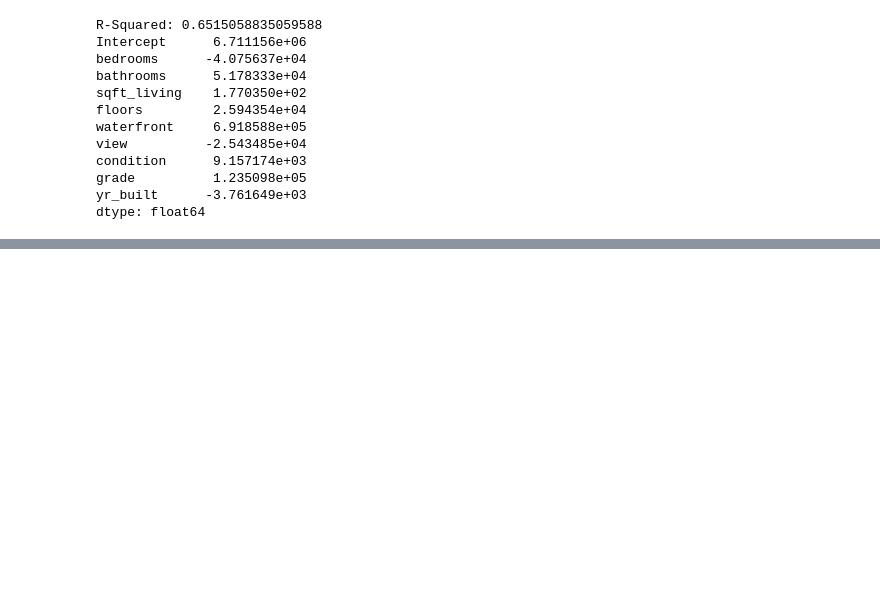
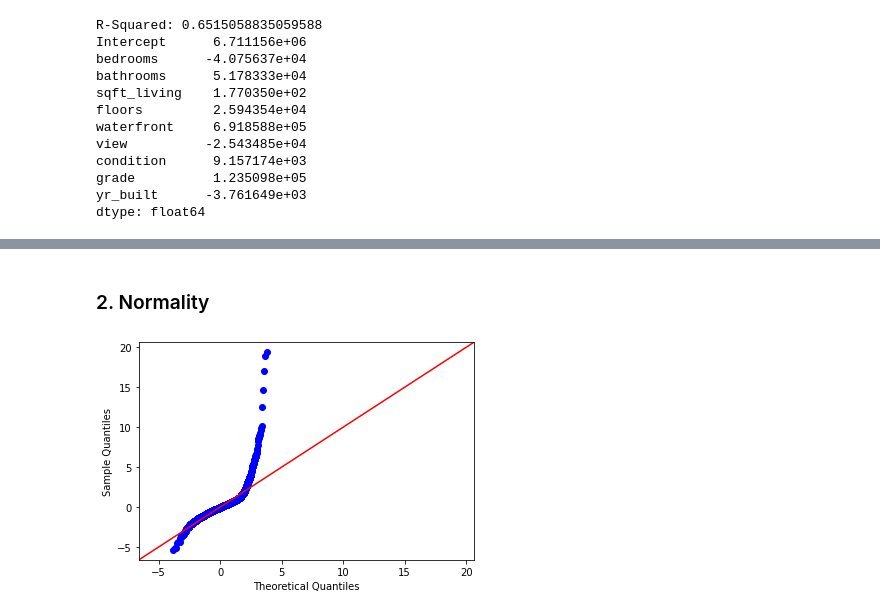
Before and after one commit to aharri123/dsc-phase-2-project-v2-3, a Jupyter notebook: student.ipynb, the cells around one changed output, grey strips where cells are left out. Saved outputs shown, nothing was run; the diff lists cells and outputs as text; code cells hidden in the pictures; blank space fills up the shorter version.

```diff
--- a/student.ipynb
+++ b/student.ipynb
@@ -500,0 +519,8 @@ dtype: float64
+# %% [markdown]
+### 2. Normality
+# %%
+import scipy.stats as stats
+residuals = (Y - preds)
+fig = sm.graphics.qqplot(residuals, dist=stats.norm, line='45', fit=True);
+# %% [output]
+[figure, added]
```
Also changed, not shown: parts of 20 cells of this notebook.
